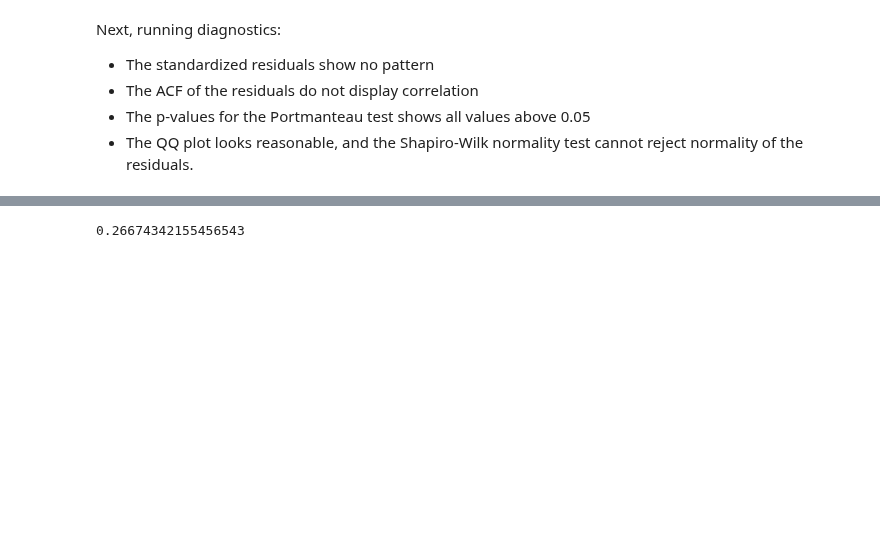
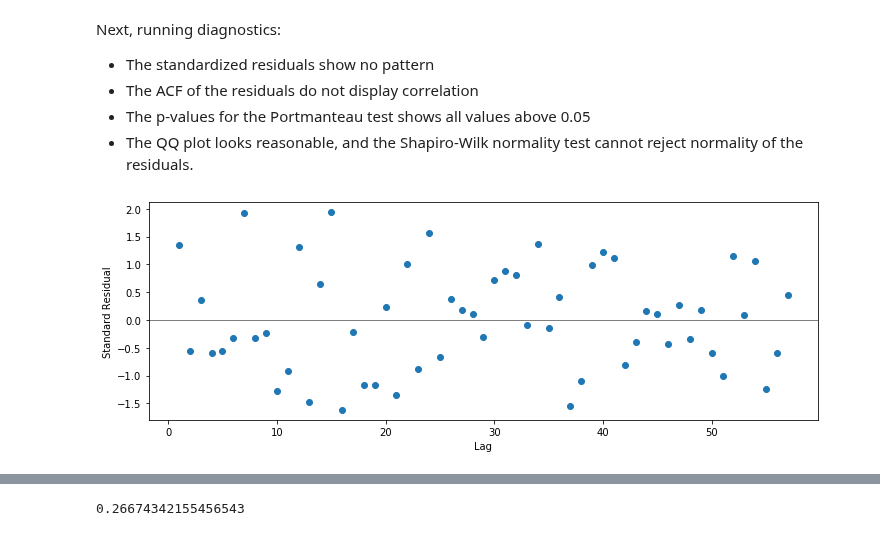
Before and after one commit to telmo-correa/time-series-analysis, a Jupyter notebook: Python/Chapter 15 (Ex 01 - 09) - Threshold Models.ipynb, the cells around one changed output, grey strips where cells are left out. Drawn from its saved outputs; the diff is of its cells as text; code cells hidden in the pictures; blank space fills up the shorter version.

```diff
--- a/Python/Chapter 15 (Ex 01 - 09) - Threshold Models.ipynb
+++ b/Python/Chapter 15 (Ex 01 - 09) - Threshold Models.ipynb
@@ -180 +177,10 @@ Next, running diagnostics:
 from scipy.stats import shapiro
+# %%
+plt.figure(figsize=(12, 4))
+plt.plot(np.arange(len(model_spots['std_res']))+1, model_spots['std_res'], linestyle='none', marker='o')
+plt.axhline(color='black', linewidth=0.5)
+plt.xlabel('Lag')
+plt.ylabel('Standard Residual')
+plt.show()
+# %% [output]
+[figure, added]
```
Also changed, not shown: parts of 5 cells of this notebook.
